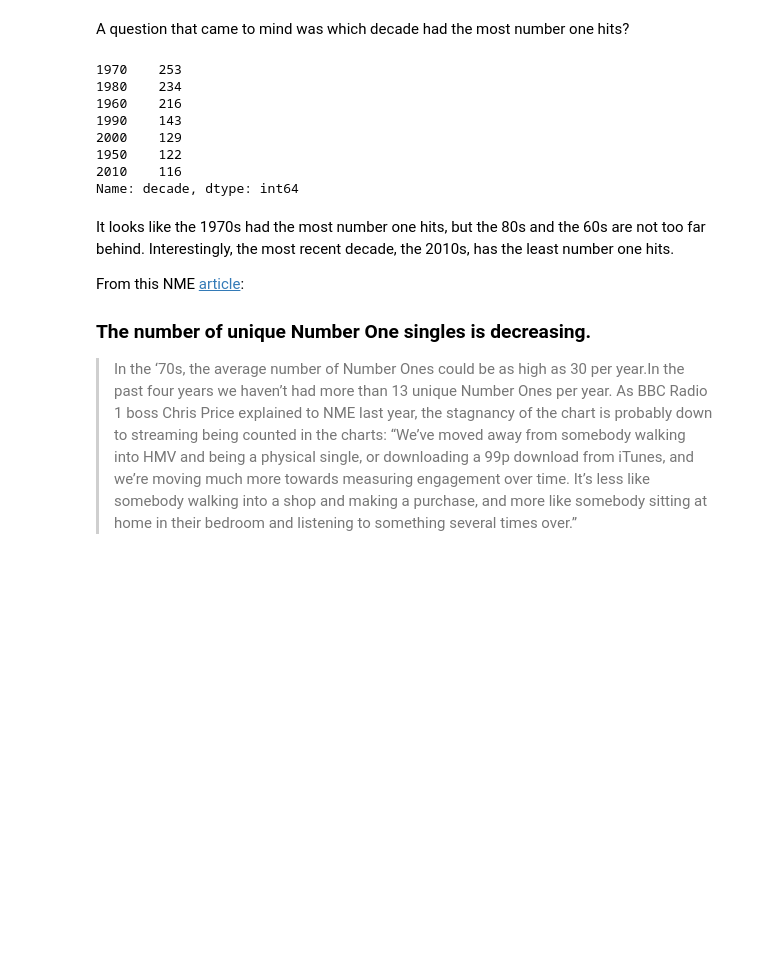
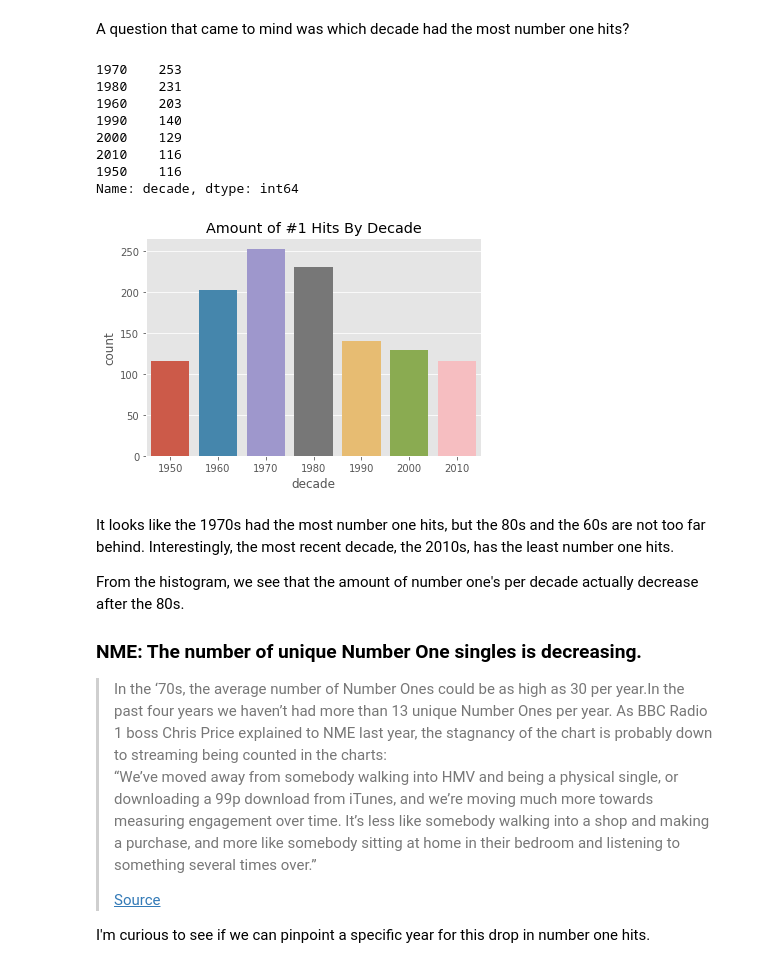
Before and after one commit to d-alvear/Analyzing-Music-by-Decade, a Jupyter notebook: notebooks/7-data-exploration.ipynb, the cells around one changed output. Saved outputs shown, nothing was run; the diff lists cells and outputs as text; code cells hidden in the pictures; blank space fills up the shorter version.

```diff
--- a/notebooks/7-data-exploration.ipynb
+++ b/notebooks/7-data-exploration.ipynb
@@ -28,6 +28,6 @@ import seaborn as sns
 plt.style.use('ggplot')
 %matplotlib inline
 
-songs = pd.read_csv("../data/final_dataset.csv", index_col=0)
-songs.head()
+songs = pd.read_csv("../data/processed/final_dataset_year.csv", index_col=0)
+songs.shape
 # %% [output]
@@ -43,17 +38,31 @@ A question that came to mind was which decade had the most number one hits?
 songs['decade'].value_counts()
 # %% [output]
 1970    253
-1980    234
-1960    216
-1990    143
+1980    231
+1960    203
+1990    140
 2000    129
-1950    122
 2010    116
+1950    116
 Name: decade, dtype: int64
+# %%
+sns.countplot(x = 'decade', data=songs)
+
+plt.title("Amount of #1 Hits By Decade")
+plt.show()
+# %% [output]
+[figure, added]
 # %% [markdown]
 It looks like the 1970s had the most number one hits, but the 80s and the 60s are not too far behind. Interestingly, the most recent decade, the 2010s, has the least number one hits.
 
-From this NME [article](https://www.nme.com/blogs/nme-blogs/billboard-100-shorter-explicit-2054269):
-### The number of unique Number One singles is decreasing.
->In the ‘70s, the average number of Number Ones could be as high as 30 per year.In the past four years we haven’t had more than 13 unique Number Ones per year. As BBC Radio 1 boss Chris Price explained to NME last year, the stagnancy of the chart is probably down to streaming being counted in the charts:
+From the histogram, we see that the amount of number one's per decade actually decrease after the 80s.
+
+### NME: The number of unique Number One singles is decreasing.
+<blockquote>In the ‘70s, the average number of Number Ones could be as high as 30 per year.In the past four years we haven’t had more than 13 unique Number Ones per year. As BBC Radio 1 boss Chris Price explained to NME last year, the stagnancy of the chart is probably down to streaming being counted in the charts:
+
 “We’ve moved away from somebody walking into HMV and being a physical single, or downloading a 99p download from iTunes, and we’re moving much more towards measuring engagement over time. It’s less like somebody walking into a shop and making a purchase, and more like somebody sitting at home in their bedroom and listening to something several times over.”
+
+[Source](https://www.nme.com/blogs/nme-blogs/billboard-100-shorter-explicit-2054269)
+</blockquote>
+
+I'm curious to see if we can pinpoint a specific year for this drop in number one hits.
```
Also changed, not shown: parts of 3 cells of this notebook, 4 other files.
